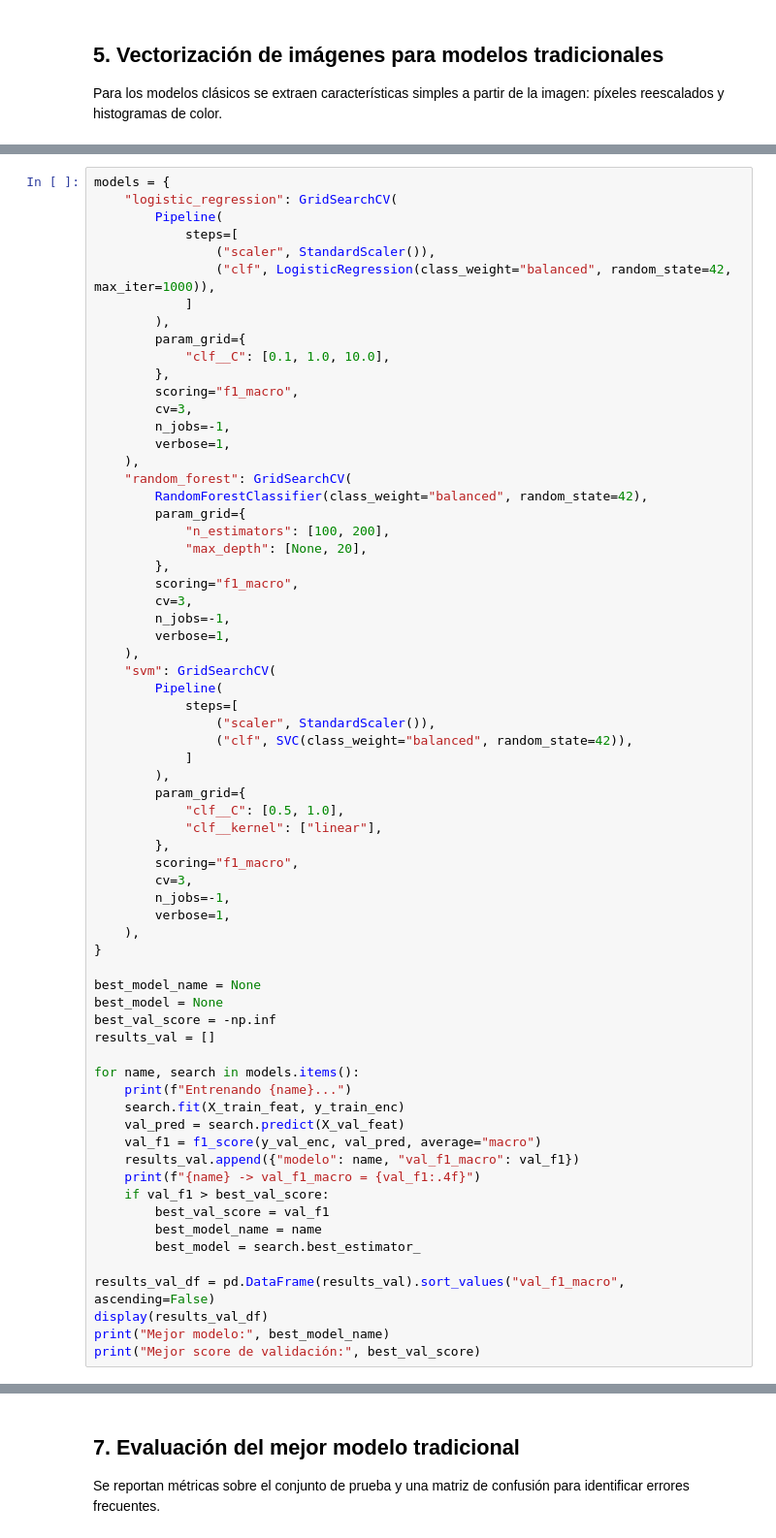
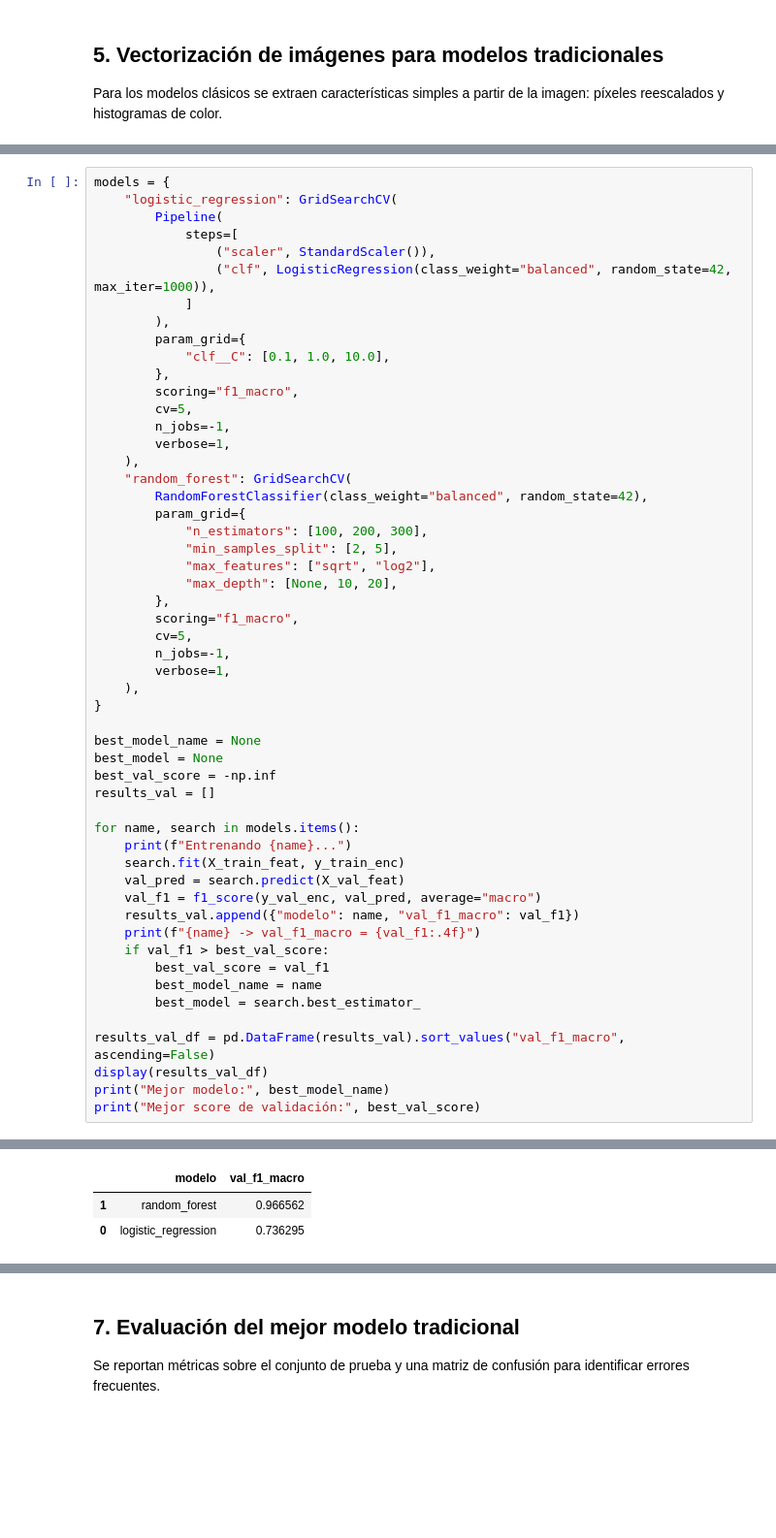
Before and after one commit to nicoarchery/proyectoFinalAPO3, a Jupyter notebook: taller_calidad_frutas_bueno_regular_malo1.ipynb, the cells around one changed output, grey strips where cells are left out. Shown at 97% size. Drawn from its saved outputs; the diff is of its cells as text; blank space fills up the shorter version.

```diff
--- a/taller_calidad_frutas_bueno_regular_malo1.ipynb
+++ b/taller_calidad_frutas_bueno_regular_malo1.ipynb
@@ -325,34 +327,20 @@ models = {
             "clf__C": [0.1, 1.0, 10.0],
         },
         scoring="f1_macro",
-        cv=3,
+        cv=5,
         n_jobs=-1,
         verbose=1,
     ),
     "random_forest": GridSearchCV(
         RandomForestClassifier(class_weight="balanced", random_state=42),
         param_grid={
-            "n_estimators": [100, 200],
-            "max_depth": [None, 20],
+            "n_estimators": [100, 200, 300],
+            "min_samples_split": [2, 5],
+            "max_features": ["sqrt", "log2"],
+            "max_depth": [None, 10, 20],
         },
         scoring="f1_macro",
-        cv=3,
-        n_jobs=-1,
-        verbose=1,
-    ),
-    "svm": GridSearchCV(
-        Pipeline(
-            steps=[
-                ("scaler", StandardScaler()),
-                ("clf", SVC(class_weight="balanced", random_state=42)),
-            ]
-        ),
-        param_grid={
-            "clf__C": [0.5, 1.0],
-            "clf__kernel": ["linear"],
-        },
-        scoring="f1_macro",
-        cv=3,
+        cv=5,
         n_jobs=-1,
         verbose=1,
     ),
@@ -390,0 +377,3 @@ Fitting 3 folds for each of 2 candidates, totalling 6 fits
+|  | modelo | val_f1_macro |
+| 1 | random_forest | 0.966562 |
+| 0 | logistic_regression | 0.736295 |
```
Also changed, not shown: parts of 14 cells of this notebook, 14 other files.
